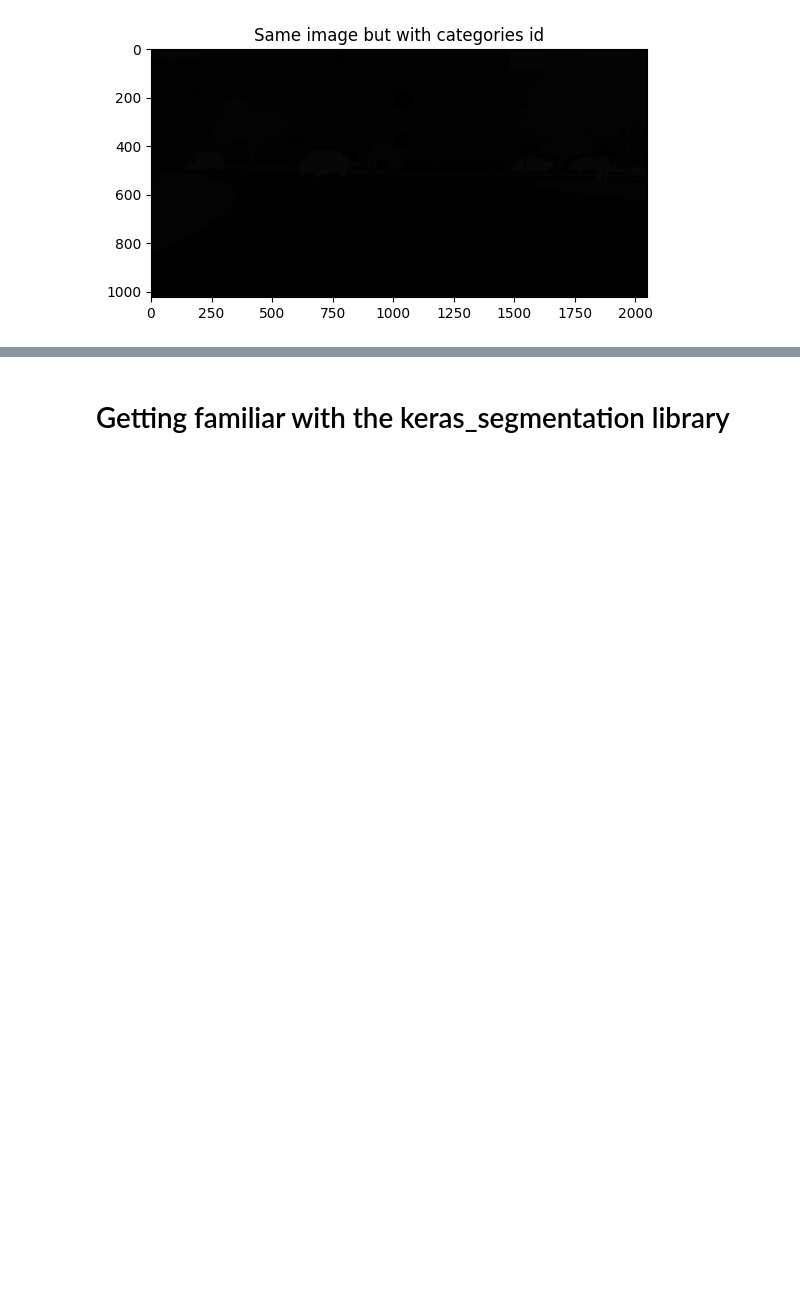
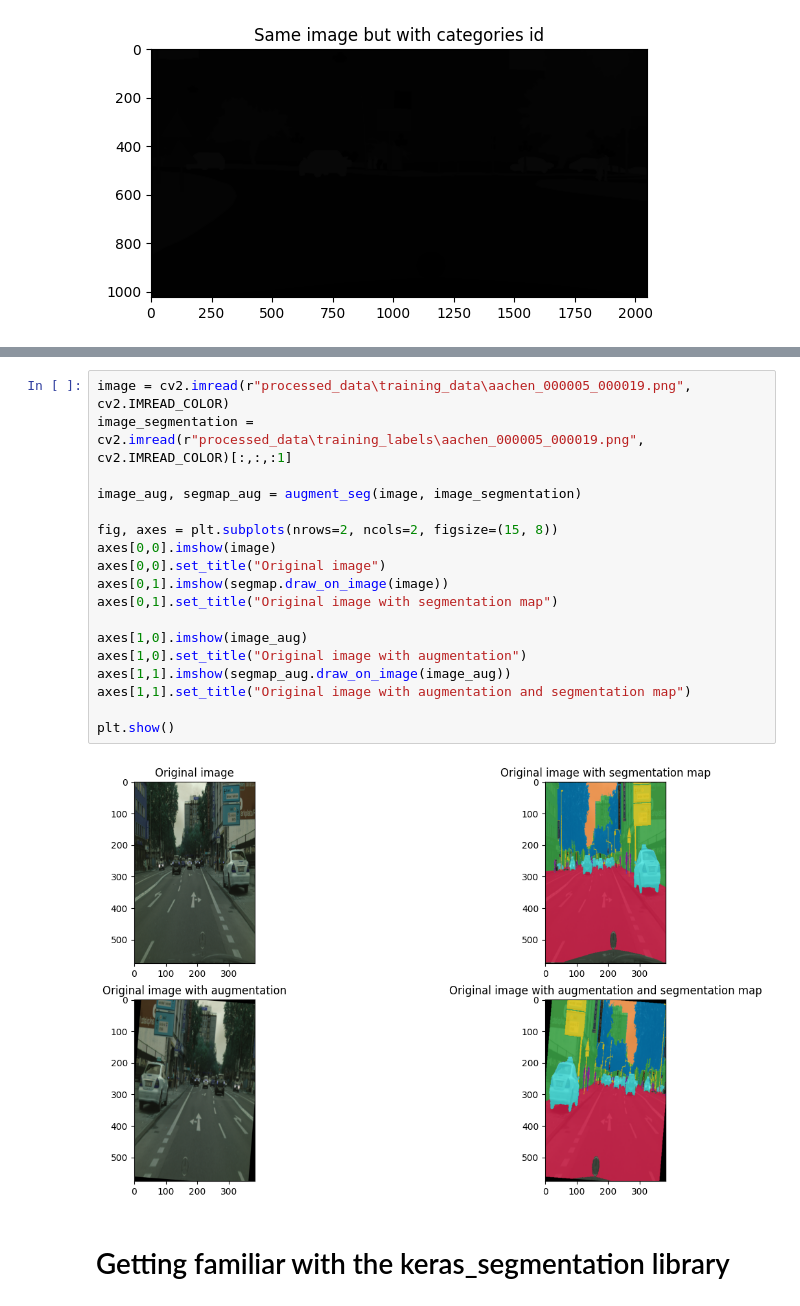
Before and after one commit to Hkllopp/data-segmentation, a Jupyter notebook: notebook.ipynb, the cells around one changed output, grey strips where cells are left out. Cells and saved outputs as stored; diff of their text form; blank space fills up the shorter version.

```diff
--- a/notebook.ipynb
+++ b/notebook.ipynb
@@ -221,3 +286,23 @@ Different values with the categories id : [0 1 2 3 4 5 6 7]
+# %%
+image = cv2.imread(r"processed_data\training_data\aachen_000005_000019.png", cv2.IMREAD_COLOR)
+image_segmentation = cv2.imread(r"processed_data\training_labels\aachen_000005_000019.png", cv2.IMREAD_COLOR)[:,:,:1]
+
+image_aug, segmap_aug = augment_seg(image, image_segmentation)
+
+fig, axes = plt.subplots(nrows=2, ncols=2, figsize=(15, 8))
+axes[0,0].imshow(image)
+axes[0,0].set_title("Original image")
+axes[0,1].imshow(segmap.draw_on_image(image))
+axes[0,1].set_title("Original image with segmentation map")
+
+axes[1,0].imshow(image_aug)
+axes[1,0].set_title("Original image with augmentation")
+axes[1,1].imshow(segmap_aug.draw_on_image(image_aug))
+axes[1,1].set_title("Original image with augmentation and segmentation map")
+
+plt.show()
+# %% [output]
+[figure, added]
 # %% [markdown]
 # Getting familiar with the keras_segmentation library
 # %% [markdown]
```
Also changed, not shown: parts of 12 cells of this notebook.
